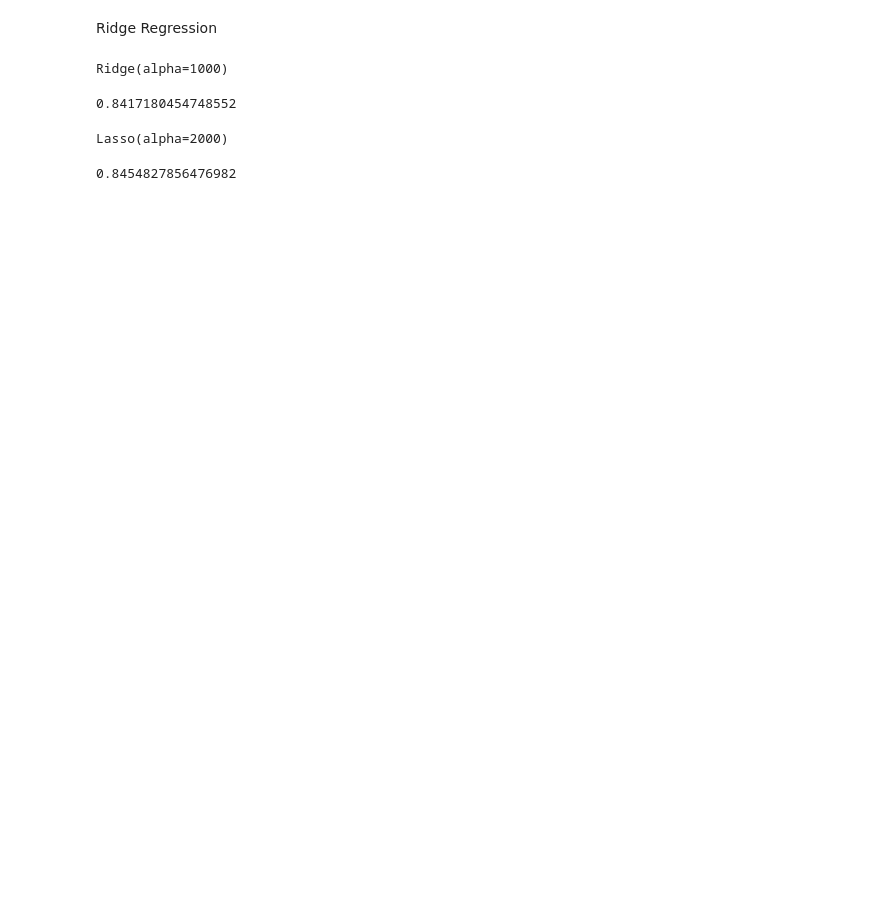
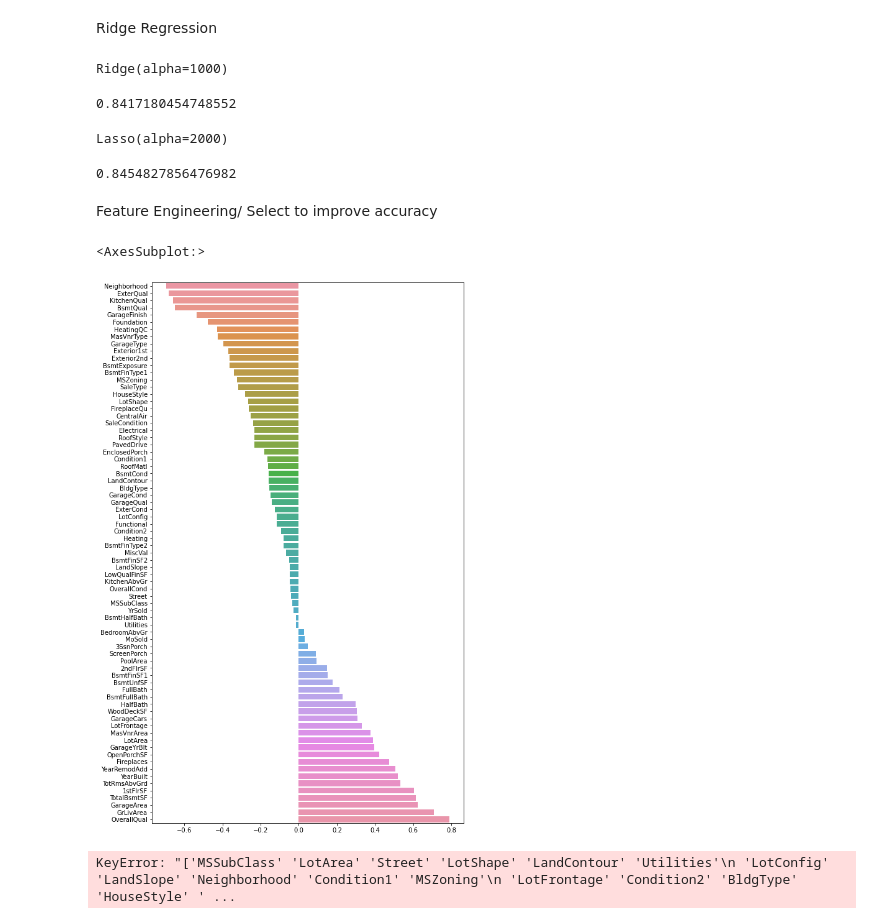
Before and after one commit to Ixiondbz/House-Prices-Prediction-Advanced-Regression-Techniques-, a Jupyter notebook: Training and Test.ipynb, the cells around one changed output. Cells and saved outputs as stored; diff of their text form; code cells hidden in the pictures; blank space fills up the shorter version.

```diff
--- a/Training and Test.ipynb
+++ b/Training and Test.ipynb
@@ -203,3 +205,17 @@ Lasso(alpha=2000)
 lasso.score(X_test,Y_test)
 # %% [output]
 0.8454827856476982
+# %% [markdown]
+Feature Engineering/ Select to improve accuracy
+# %%
+#correletion Barplote
+plt.figure(figsize=(9,16))
+corr_feat_series = pd.Series.sort_values(X.corrwith(Y))
+sns.barplot(x=corr_feat_series, y=corr_feat_series.index, orient='h')
+# %% [output]
+<AxesSubplot:>
+[figure, added]
+# %%
+df_nd.drop(['MSSubClass','LotArea','Street','LotShape','LandContour','Utilities','LotConfig','LandSlope','Neighborhood','Condition1','MSZoning','LotFrontage','Condition2','BldgType','HouseStyle','OverallQual','OverallCond','YearBuilt','YearRemodAdd','RoofStyle'], axis = 1, inplace = True)
+# %% [output]
+KeyError: "['MSSubClass' 'LotArea' 'Street' 'LotShape' 'LandContour' 'Utilities'\n 'LotConfig' 'LandSlope' 'Neighborhood' 'Condition1' 'MSZoning'\n 'LotFrontage' 'Condition2' 'BldgType' 'HouseStyle' ' ...
```
Also changed, not shown: parts of 3 cells of this notebook.
